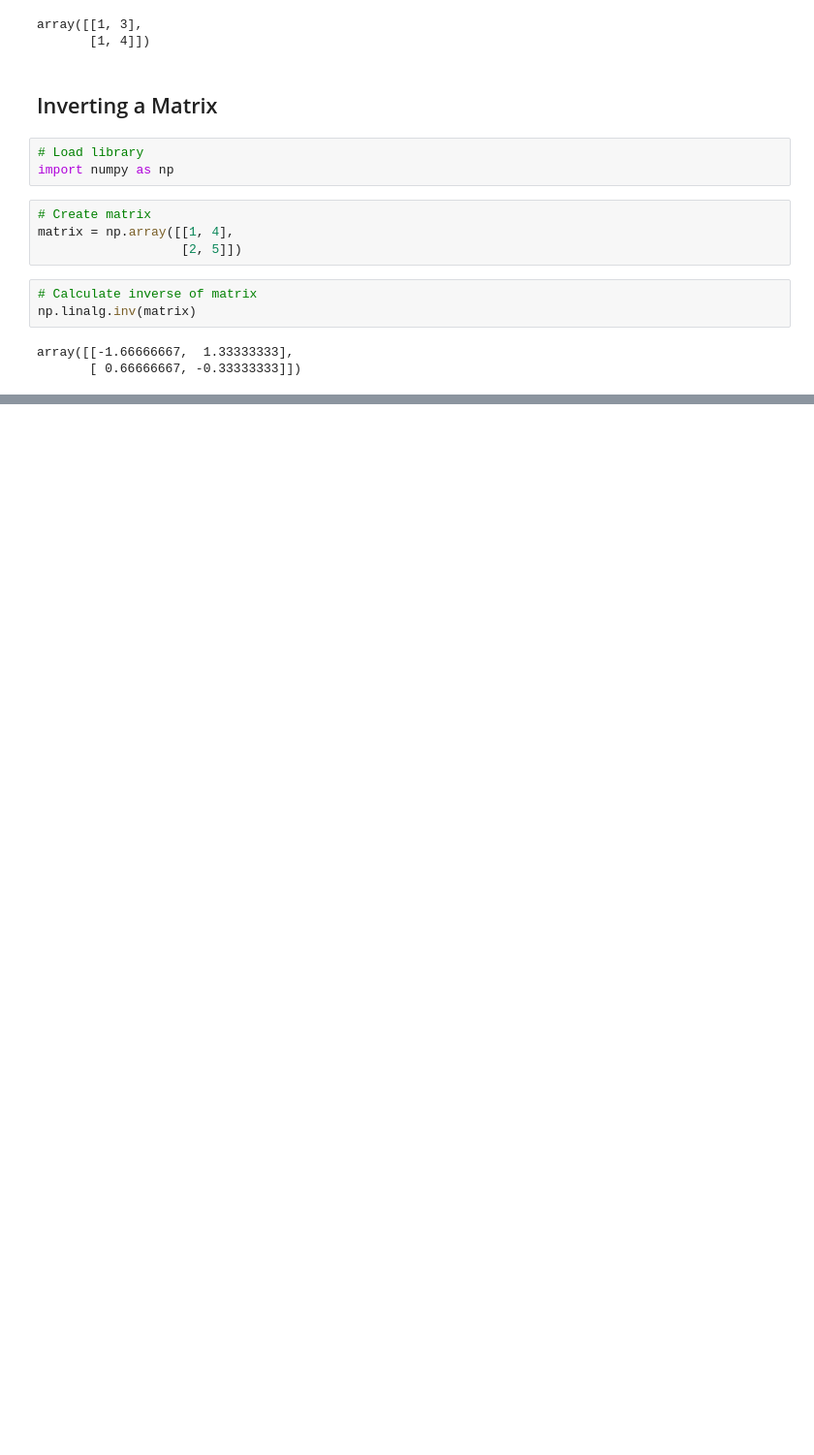
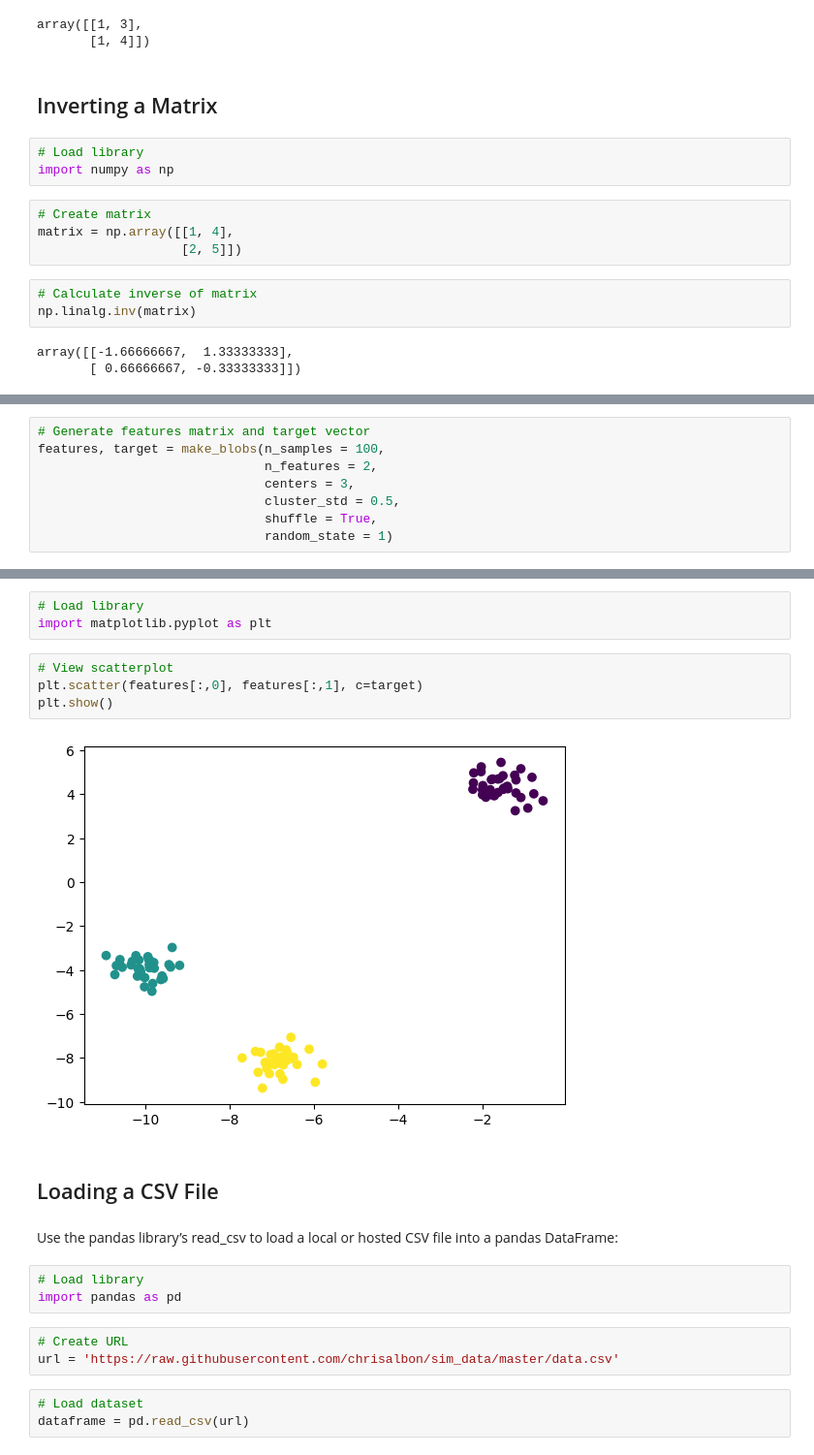
Before and after one commit to amccown982/Python-ML, a Jupyter notebook: ML_Python_Cookbook.ipynb, the cells around one changed output, grey strips where cells are left out. Shown: that part at 97% size. Drawn from its saved outputs; the diff is of its cells as text; blank space fills up the shorter version.

```diff
--- a/ML_Python_Cookbook.ipynb
+++ b/ML_Python_Cookbook.ipynb
@@ -634,0 +838,8 @@ array([[-1.66666667,  1.33333333],
+# %%
+# Generate features matrix and target vector
+features, target = make_blobs(n_samples = 100,
+                              n_features = 2,
+                              centers = 3,
+                              cluster_std = 0.5,
+                              shuffle = True,
+                              random_state = 1)
@@ -634,0 +883,22 @@ array([[-1.66666667,  1.33333333],
+# %%
+# Load library
+import matplotlib.pyplot as plt
+# %%
+# View scatterplot
+plt.scatter(features[:,0], features[:,1], c=target)
+plt.show()
+# %% [output]
+[figure, added]
+# %% [markdown]
+## Loading a CSV File
+# %% [markdown]
+Use the pandas library’s read_csv to load a local or hosted CSV file into a pandas DataFrame:
+# %%
+# Load library
+import pandas as pd
+# %%
+# Create URL
+url = 'https://raw.githubusercontent.com/chrisalbon/sim_data/master/data.csv'
+# %%
+# Load dataset
+dataframe = pd.read_csv(url)
```
Also changed, not shown: parts of 113 cells of this notebook, 3 other files.
